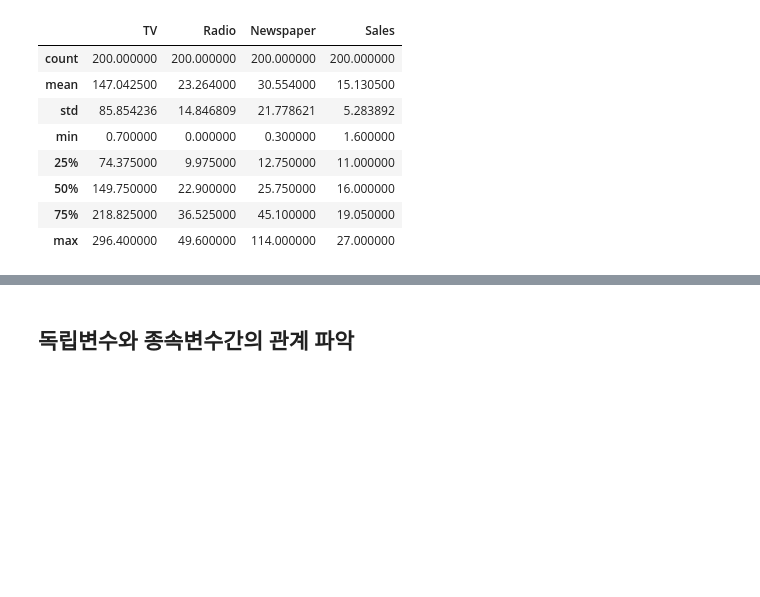
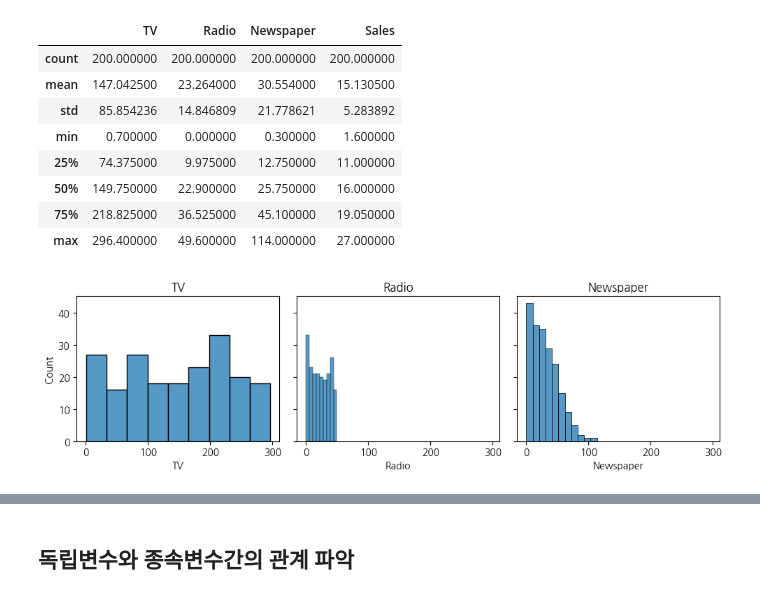
Before and after one commit to jimmynkim/MS_MachineLearning, a Jupyter notebook: 01_회귀_광고플랫폼에따른판매량예측/01_회귀_광고플랫폼에따른판매량예측1_데이터탐색_실습.ipynb, the cells around one changed output, grey strips where cells are left out. Saved outputs shown, nothing was run; the diff lists cells and outputs as text; code cells hidden in the pictures; blank space fills up the shorter version.

```diff
--- a/01_회귀_광고플랫폼에따른판매량예측/01_회귀_광고플랫폼에따른판매량예측1_데이터탐색_실습.ipynb
+++ b/01_회귀_광고플랫폼에따른판매량예측/01_회귀_광고플랫폼에따른판매량예측1_데이터탐색_실습.ipynb
@@ -89,3 +91,18 @@ memory usage: 6.4 KB
 | 50% | 149.750000 | 22.900000 | 25.750000 | 16.000000 |
 | 75% | 218.825000 | 36.525000 | 45.100000 | 19.050000 |
 | max | 296.400000 | 49.600000 | 114.000000 | 27.000000 |
+# %%
+# ----------------------------------------
+# 수치형 독립변수의 분포 확인
+# ----------------------------------------
+fis, ax = plt.subplots(1, 3, figsize=(10,3), sharex=True, sharey=True)
+sns.histplot(x='TV', data=df, ax=ax[0])
+sns.histplot(x='Radio', data=df, ax=ax[1])
+sns.histplot(x='Newspaper', data=df, ax=ax[2])
+
+ax[0].set_title('TV')
+ax[1].set_title('Radio')
+ax[2].set_title('Newspaper')
+plt.tight_layout()
+# %% [output]
+[figure, added]
```
Also changed, not shown: parts of 19 cells of this notebook.
